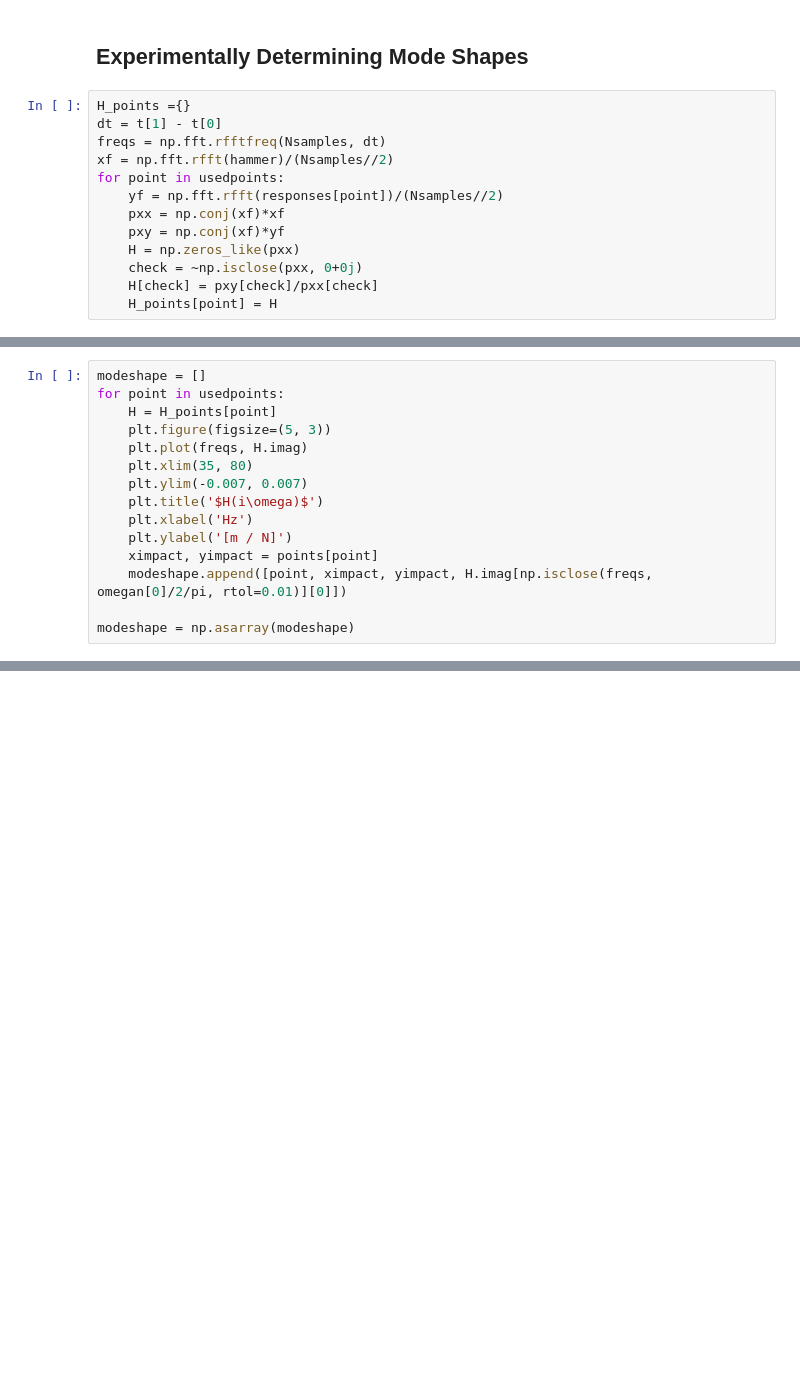
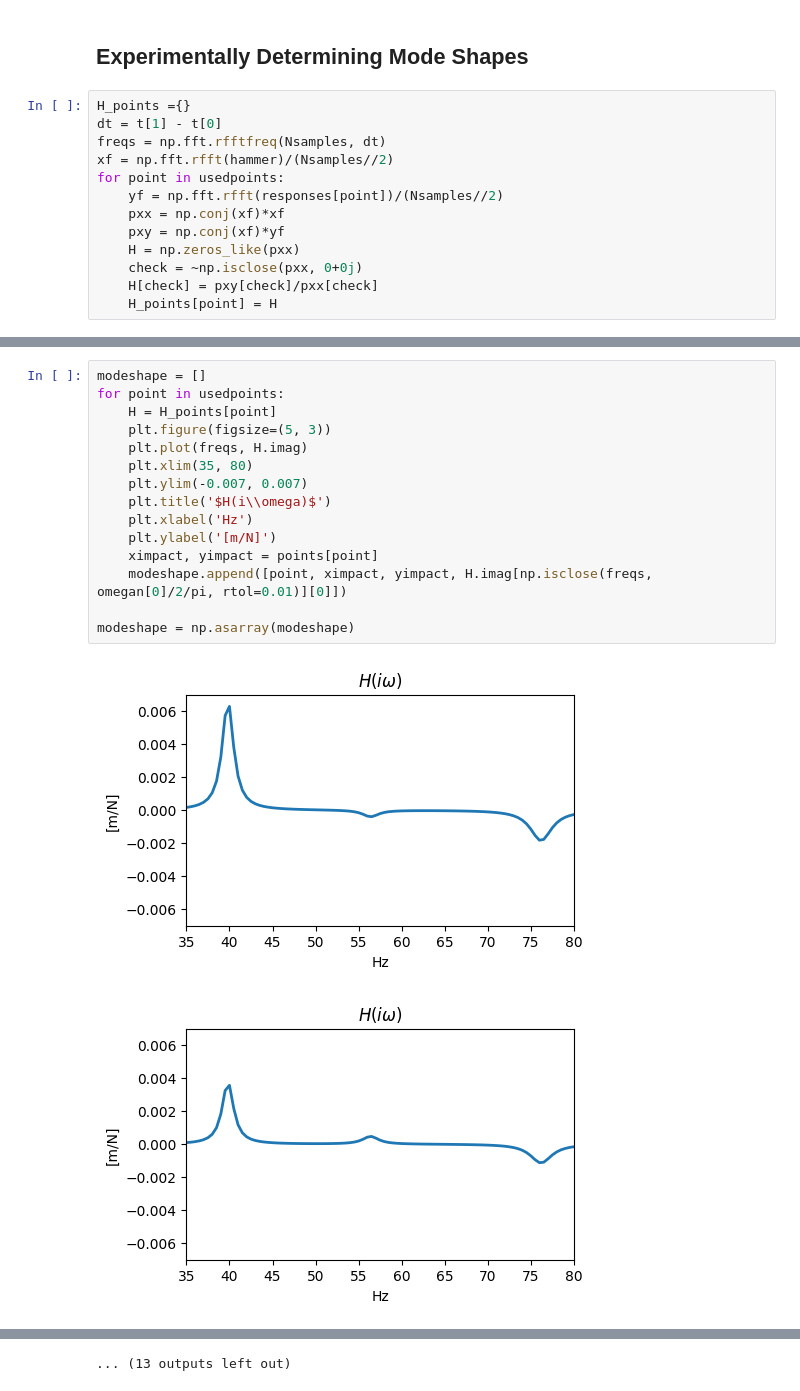
Before and after one commit to saullocastro/tudaesasII, a Jupyter notebook: scripts_lectures/experimental/simulate_hammer_free_plate_get_modal_shape.ipynb, the cells around one changed output, grey strips where cells are left out. Drawn from its saved outputs; the diff is of its cells as text; blank space fills up the shorter version.

```diff
--- a/scripts_lectures/experimental/simulate_hammer_free_plate_get_modal_shape.ipynb
+++ b/scripts_lectures/experimental/simulate_hammer_free_plate_get_modal_shape.ipynb
@@ -267,15 +345,18 @@ plt.xlim(0, 300)
 # %%
 modeshape = []
 for point in usedpoints:
     H = H_points[point]
     plt.figure(figsize=(5, 3))
     plt.plot(freqs, H.imag)
     plt.xlim(35, 80)
     plt.ylim(-0.007, 0.007)
-    plt.title('$H(i\omega)$')
+    plt.title('$H(i\\omega)$')
     plt.xlabel('Hz')
-    plt.ylabel('[m / N]')
+    plt.ylabel('[m/N]')
     ximpact, yimpact = points[point]
     modeshape.append([point, ximpact, yimpact, H.imag[np.isclose(freqs, omegan[0]/2/pi, rtol=0.01)][0]])
 
 modeshape = np.asarray(modeshape)
+# %% [output]
+[figure, added]
+[figure, added]
@@ -282,3 +373,4 @@ modeshape = np.asarray(modeshape)
+... (13 outputs left out)
 # %%
 point, ximpact, yimpact, ampl = modeshape.T
 plt.contourf(ximpact.reshape(5, 5), yimpact.reshape(5, 5), np.asarray(ampl).reshape(5, 5), levels=10)
```
Also changed, not shown: parts of 9 cells of this notebook, 5 other files.
